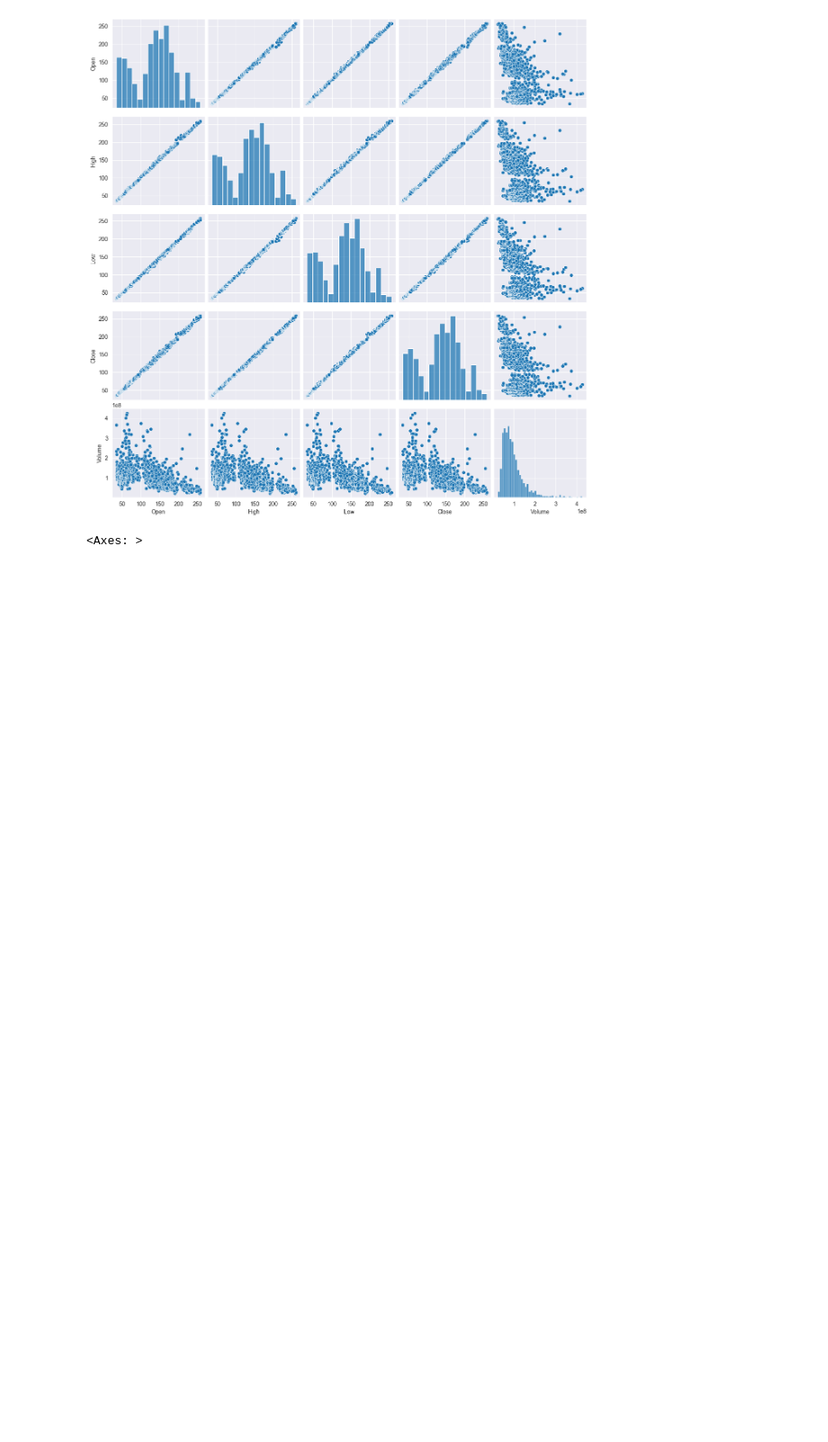
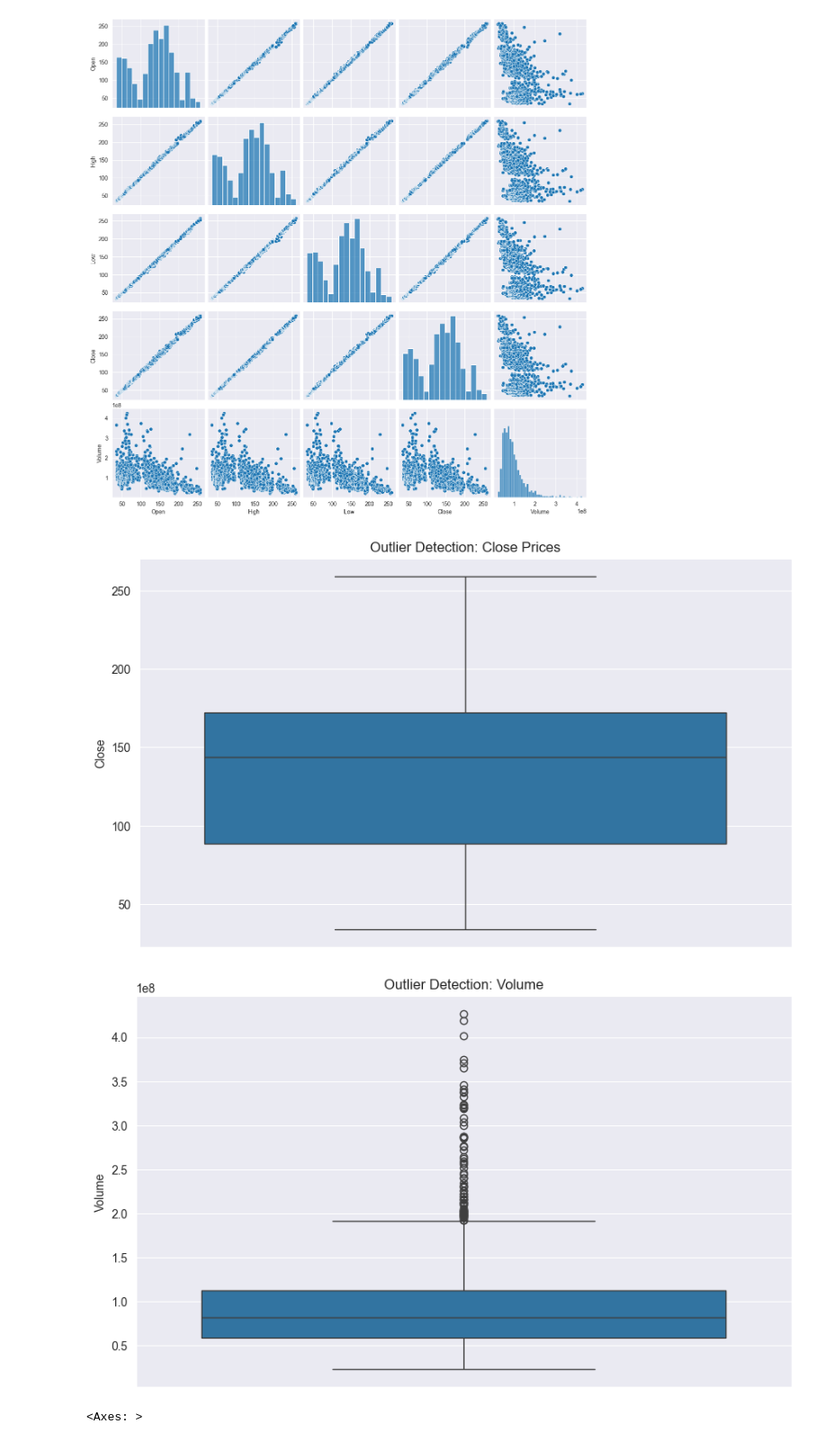
Before and after one commit to evanpoulson/Predictive-Analytics-Pipeline, a Jupyter notebook: notebooks/eda.ipynb, the cells around one changed output. Shown at 90% size. Drawn from its saved outputs; the diff is of its cells as text; code cells hidden in the pictures; blank space fills up the shorter version.

Commit message:
Added outlier detection in close prices

```diff
--- a/notebooks/eda.ipynb
+++ b/notebooks/eda.ipynb
@@ -114,6 +114,21 @@ sns.pairplot(data[['Open', 'High', 'Low', 'Close', 'Volume']])
 # %% [output]
 <seaborn.axisgrid.PairGrid at 0x...>
 [figure]
+# %%
+#Anomaly Detection: Outliers in Close Prices
+plt.figure(figsize=(10, 6))
+sns.boxplot(data['Close'])
+plt.title('Outlier Detection: Close Prices')
+plt.show()
+
+# Anomaly Detection: Outliers in Volume
+plt.figure(figsize=(10, 6))
+sns.boxplot(data['Volume'])
+plt.title('Outlier Detection: Volume')
+plt.show()
+# %% [output]
+[figure, added]
+[figure, added]
 # %%
 data['Daily_Return'] = data['Close'].pct_change()
 data['Daily_Return'].hist(bins=50)
```
